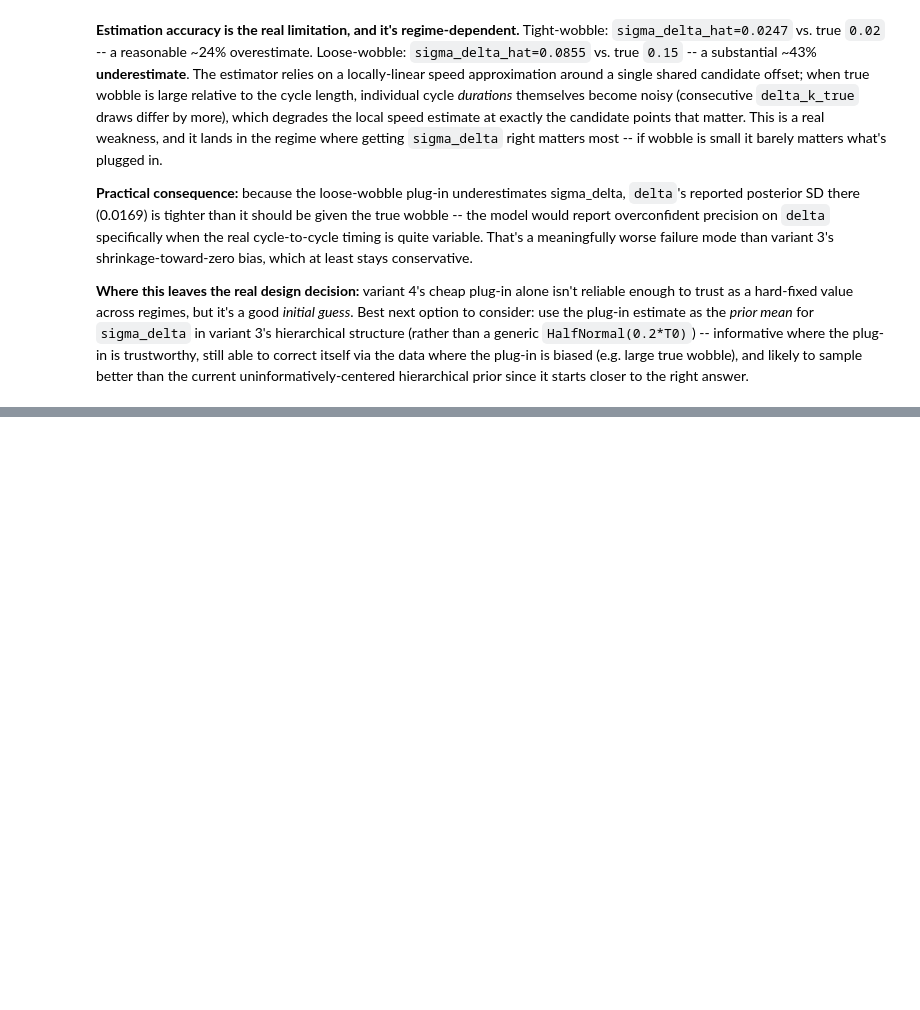
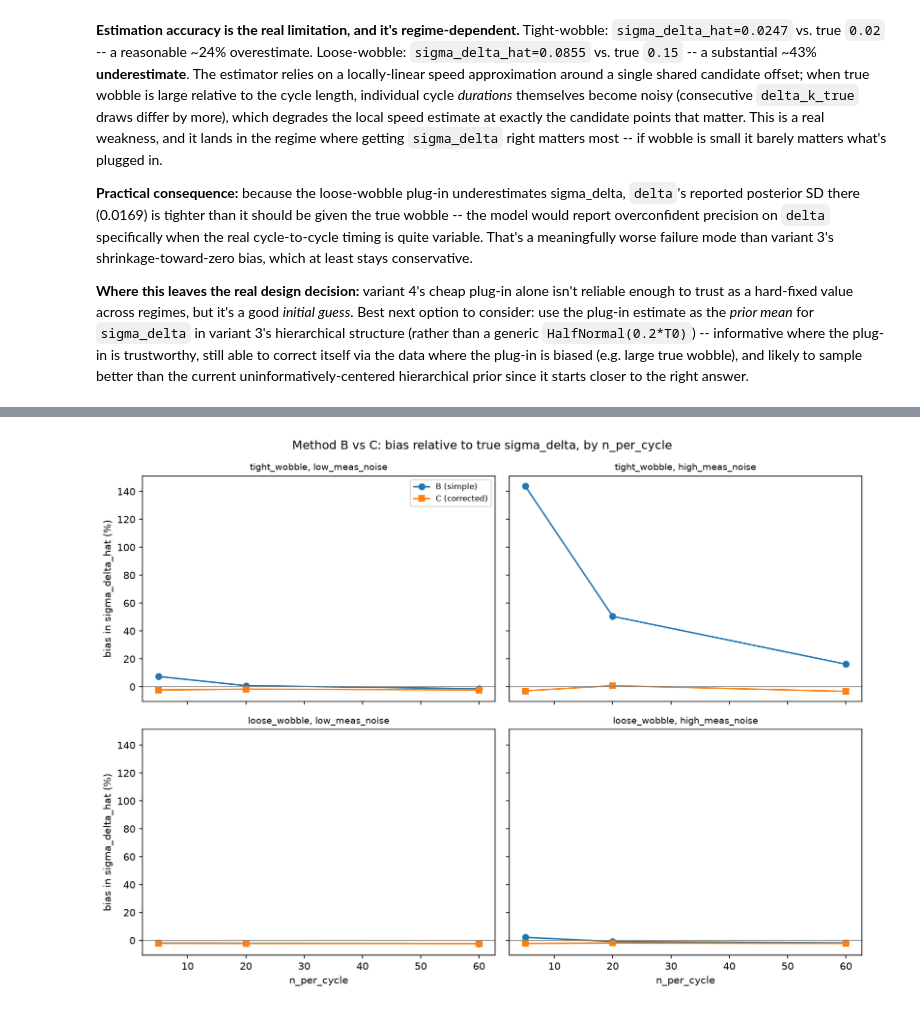
Before and after one commit to Motor-Learning-Lab/phase-coordinates, a Jupyter notebook: notebooks/bayes_tau_delta_funnel_diagnostic.ipynb, the cells around one changed output, grey strips where cells are left out. Cells and saved outputs as stored; diff of their text form; code cells hidden in the pictures; blank space fills up the shorter version.

```diff
--- a/notebooks/bayes_tau_delta_funnel_diagnostic.ipynb
+++ b/notebooks/bayes_tau_delta_funnel_diagnostic.ipynb
@@ -411,0 +497,21 @@ hierarchical prior since it starts closer to the right answer.
+# %%
+fig, axes = plt.subplots(2, 2, figsize=(11, 8), sharex=True, sharey=True)
+for i, regime in enumerate(REGIMES):
+    for j, meas_name in enumerate(SIGMA_MEAS_LEVELS):
+        ax = axes[i, j]
+        sub = comparison_df[(comparison_df.regime == regime) & (comparison_df.meas_level == meas_name)]
+        ax.plot(sub.n_per_cycle, sub.B_bias_pct, "o-", label="B (simple)")
+        ax.plot(sub.n_per_cycle, sub.C_bias_pct, "s-", label="C (corrected)")
+        ax.axhline(0, color="gray", linewidth=0.8)
+        ax.set_title(f"{regime}, {meas_name}", fontsize=9)
+        if i == 1:
+            ax.set_xlabel("n_per_cycle")
+        if j == 0:
+            ax.set_ylabel("bias in sigma_delta_hat (%)")
+        if i == 0 and j == 0:
+            ax.legend(fontsize=8)
+fig.suptitle("Method B vs C: bias relative to true sigma_delta, by n_per_cycle")
+fig.tight_layout()
+plt.show()
+# %% [output]
+[figure, added]
```
Also changed, not shown: parts of 3 cells of this notebook.
